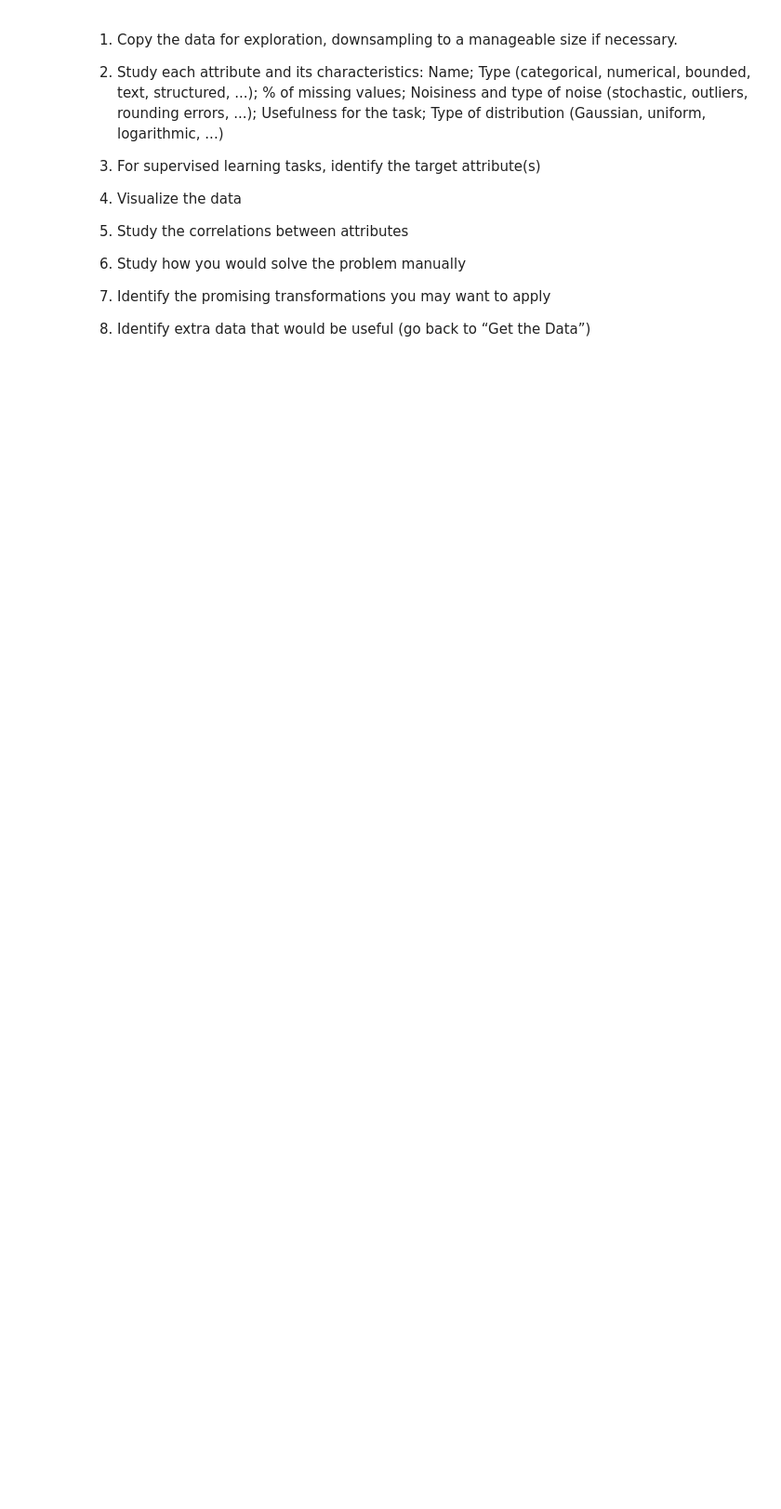
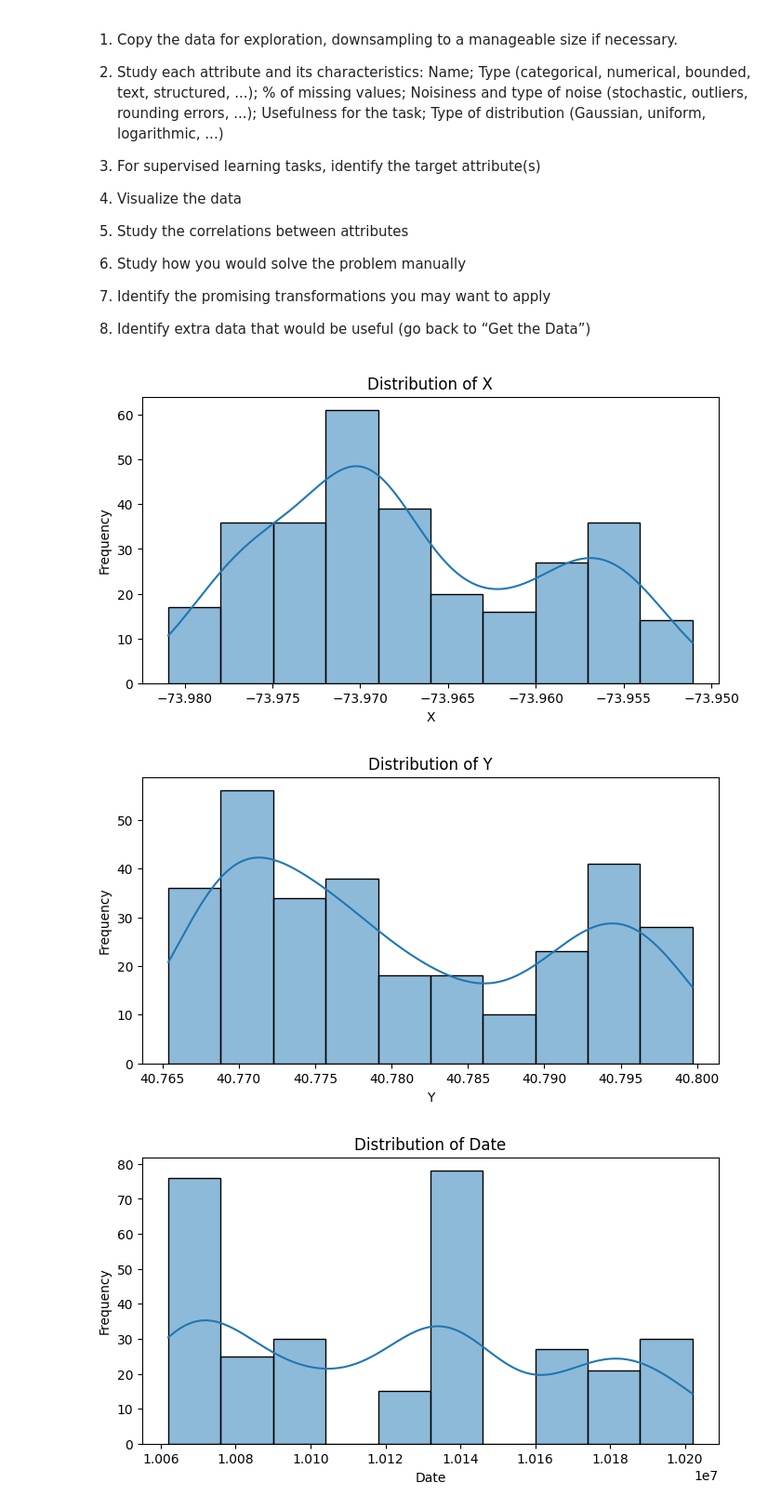
Before and after one commit to jyounes23/Nutosis, a Jupyter notebook: P2-Nutosis/Nutosis.ipynb, the cells around one changed output. Shown: that part at 93% size. Drawn from its saved outputs; the diff is of its cells as text; code cells hidden in the pictures; blank space fills up the shorter version.

Commit message:
Explore the data for census data

```diff
--- a/P2-Nutosis/Nutosis.ipynb
+++ b/P2-Nutosis/Nutosis.ipynb
@@ -134,0 +149,39 @@ Explore the Data
+# %%
+# Load CSV files into variables
+squirrel_data = pd.read_csv('2018_Central_Park_Squirrel_Census_-_Squirrel_Data_20241106.csv')
+
+stories_data = pd.read_csv('2018_Central_Park_Squirrel_Census_-_Stories_20241106.csv')
+
+diseased_squirrels = pd.read_csv('diseased_squirrels.csv')
+# %%
+# Downsample if necessary
+sample_squirrel_data = squirrel_data.sample(frac=0.1, random_state=42) if len(squirrel_data) > 1000 else squirrel_data
+
+# 1. Visualize distributions for numerical attributes
+numerical_features = ['X', 'Y', 'Date', 'Hectare Squirrel Number']
+for feature in numerical_features:
+    plt.figure(figsize=(8, 4))
+    sns.histplot(sample_squirrel_data[feature].dropna(), kde=True)
+    plt.title(f'Distribution of {feature}')
+    plt.xlabel(feature)
+    plt.ylabel("Frequency")
+    plt.show()
+
+# 2. Visualize the distribution of "Primary Fur Color"
+plt.figure(figsize=(8, 4))
+sns.countplot(data=sample_squirrel_data, x="Primary Fur Color")
+plt.title('Distribution of Primary Fur Color')
+plt.xlabel("Primary Fur Color")
+plt.ylabel("Count")
+plt.show()
+
+# 3. Correlation Matrix of Numerical Attributes
+correlation_matrix = sample_squirrel_data[numerical_features].corr()
+plt.figure(figsize=(10, 6))
+sns.heatmap(correlation_matrix, annot=True, cmap="coolwarm", fmt=".2f")
+plt.title("Correlation Matrix of Numerical Attributes")
+plt.show()
+# %% [output]
+[figure, added]
+[figure, added]
+[figure, added]
```
Also changed, not shown: parts of 3 cells of this notebook.
